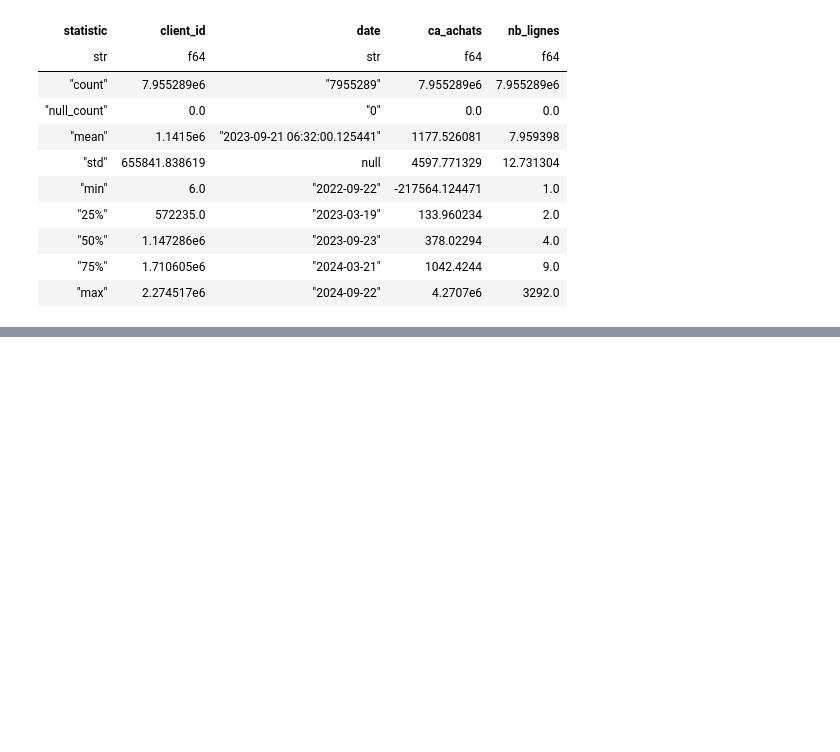
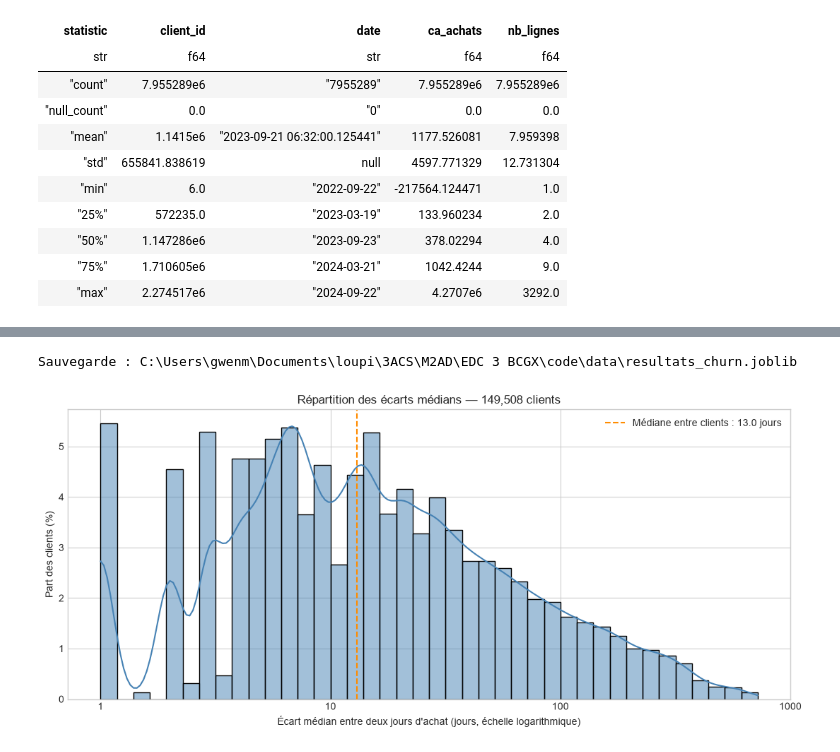
Before and after one commit to ElouanBontron/case_BCGX, a Jupyter notebook: use_case_1.ipynb, the cells around one changed output, grey strips where cells are left out. Drawn from its saved outputs; the diff is of its cells as text; code cells hidden in the pictures; blank space fills up the shorter version.

```diff
--- a/use_case_1.ipynb
+++ b/use_case_1.ipynb
@@ -611,0 +1011,10 @@ display(resultats["couverture_test"])
+# %%
+import joblib
+from pathlib import Path
+
+chemin = Path("data/resultats_churn.joblib")
+joblib.dump(resultats, chemin, compress=3)
+
+print(f"Sauvegarde : {chemin.resolve()}")
+# %% [output]
+Sauvegarde : C:\Users\gwenm\Documents\loupi\3ACS\M2AD\EDC 3 BCGX\code\data\resultats_churn.joblib
@@ -611,0 +1027,62 @@ display(resultats["couverture_test"])
+# %%
+MIN_JOURS_ACHAT = 2  # Mettre 6 pour retenir des historiques plus fournis.
+
+ecarts_clients = (
+    quotidien
+    .select("client_id", "date")
+    .sort(["client_id", "date"])
+    .with_columns(
+        pl.col("date")
+        .diff()
+        .over("client_id")
+        .dt.total_days()
+        .alias("ecart_j")
+    )
+    .group_by("client_id")
+    .agg(
+        pl.len().alias("nb_jours_achat"),
+        pl.col("ecart_j").median().alias("ecart_median_j"),
+    )
+    .filter(
+        (pl.col("nb_jours_achat") >= MIN_JOURS_ACHAT)
+        & (pl.col("ecart_median_j") > 0)
+    )
+    .collect(engine="streaming")
+)
+
+if ecarts_clients.is_empty():
+    raise ValueError("Pas assez d'achats pour calculer les écarts.")
+
+valeurs = ecarts_clients["ecart_median_j"]
+mediane = valeurs.median()
+
+fig, ax = plt.subplots(figsize=(11, 5))
+
+sns.histplot(
+    x=valeurs.to_numpy(),
+    bins=40,
+    stat="percent",
+    kde=valeurs.n_unique() > 1,
+    log_scale=True,
+    color="steelblue",
+    ax=ax,
+)
+
+ax.axvline(
+    mediane,
+    color="darkorange",
+    linestyle="--",
+    label=f"Médiane entre clients : {mediane:.1f} jours",
+)
+
+ax.set(
+    title=f"Répartition des écarts médians — {ecarts_clients.height:,} clients",
+    xlabel="Écart médian entre deux jours d'achat (jours, échelle logarithmique)",
+    ylabel="Part des clients (%)",
+)
+ax.xaxis.set_major_formatter(ScalarFormatter())
+ax.legend()
+plt.tight_layout()
+plt.show()
+# %% [output]
+[figure, added]
```
Also changed, not shown: parts of 22 cells of this notebook, 14 other files.
